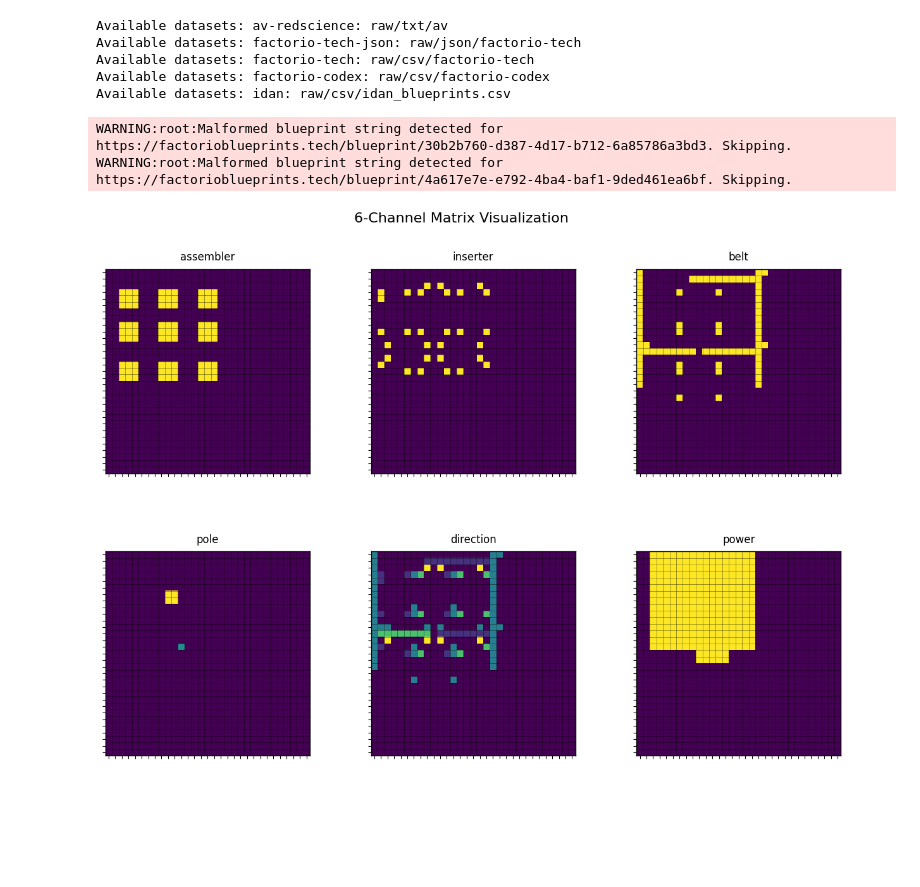
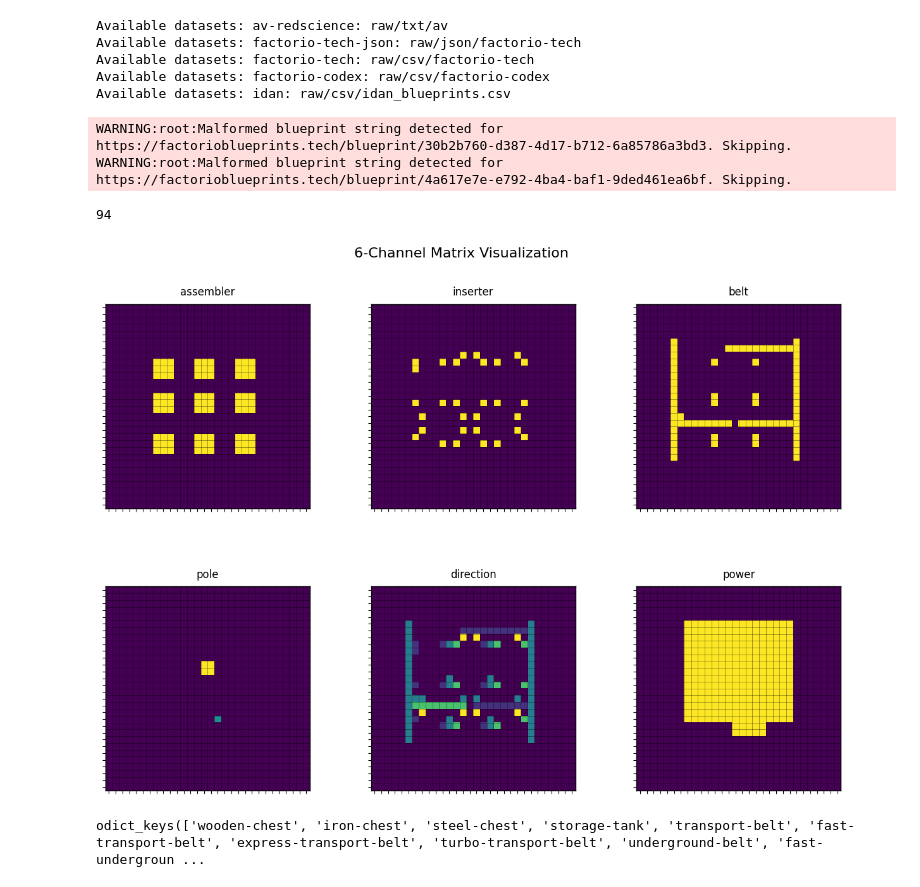
Before and after one commit to A-Vaillant/factorio-working-group, a Jupyter notebook: pipeline.ipynb, the cells around one changed output. Drawn from its saved outputs; the diff is of its cells as text; code cells hidden in the pictures; blank space fills up the shorter version.

Commit message:
Implemented a size restrictor.
Also added an idiom for non-modded items!

```diff
--- a/pipeline.ipynb
+++ b/pipeline.ipynb
@@ -14,7 +14,8 @@ Available datasets: factorio-tech: raw/csv/factorio-tech
 Available datasets: factorio-codex: raw/csv/factorio-codex
 Available datasets: idan: raw/csv/idan_blueprints.csv
 # %%
-from src.pipeline.loaders import FactoryLoader, RecipeWhitelist, Whitelist, Blacklist, Required
+from draftsman.data import items
+from src.pipeline.loaders import FactoryLoader, RecipeWhitelist, Whitelist, Blacklist, Required, SizeRestrictor
 from src.syntheticdata.processor import datasets
 
 fl = FactoryLoader(datasets['factorio-tech'])
@@ -28,20 +29,28 @@ banned = Blacklist(['pipe', 'pipe-to-ground', 'storage-tank', 'electric-mining-d
 requires_assembler = Required(['assembling-machine-1', 'assembling-machine-2', 'assembling-machine-3'])
 requires_inserter = Required(['inserter', 'fast-inserter', 'bulk-inserter', 'long-armed-inserter'])
 
-transform_list = [allowed, banned, requires_assembler, requires_inserter]
-
+# transform_list = [allowed, banned, requires_assembler, requires_inserter]
+transform_list = [Whitelist(items.raw.keys()), SizeRestrictor(5, 5)]
 iters = fl
 for sieve in transform_list:
     iters = filter(sieve, iters)
 
 lll = list(iters)
+print(len(lll))
 # %% [output]
 WARNING:root:Malformed blueprint string detected for https://factorioblueprints.tech/blueprint/30b2b760-d387-4d17-b712-6a85786a3bd3. Skipping.
 WARNING:root:Malformed blueprint string detected for https://factorioblueprints.tech/blueprint/4a617e7e-e792-4ba4-baf1-9ded461ea6bf. Skipping.
+94
 # %%
 from src.visualization import visualize_multichannel_matrix
 
-i = lll[1].get_matrix(dims=(30,30), repr_version=2)
+i = lll[1].get_matrix(dims=(30,30), repr_version=2, center=True)
 fig = visualize_multichannel_matrix(i)
 # %% [output]
-[figure, old version]
+[figure, new version]
+# %%
+from draftsman.data import items
+
+items.raw.keys()
+# %% [output]
+odict_keys(['wooden-chest', 'iron-chest', 'steel-chest', 'storage-tank', 'transport-belt', 'fast-transport-belt', 'express-transport-belt', 'turbo-transport-belt', 'underground-belt', 'fast-undergroun ...
```
Also changed, not shown: 2 other files.
